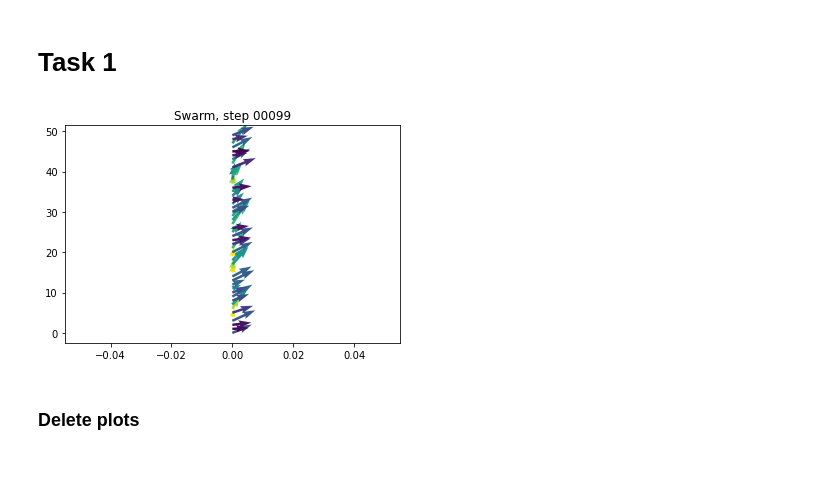
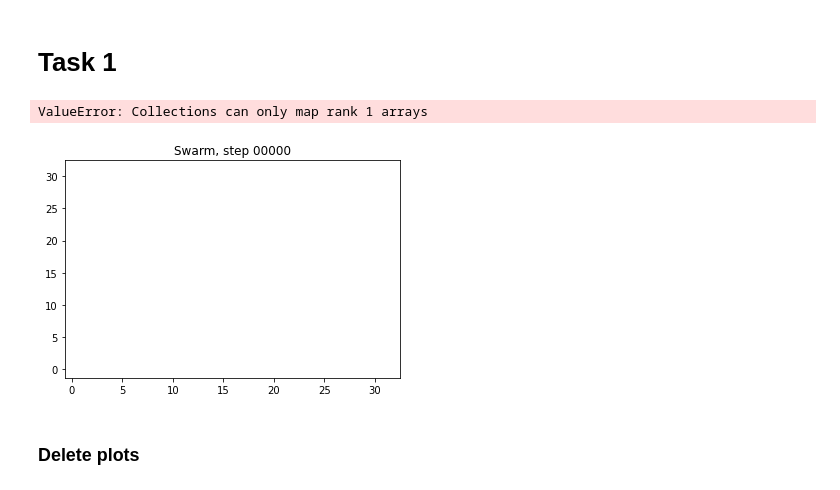
Before and after one commit to draczew23/cmcs_lab_3, a Jupyter notebook: swarm.ipynb, the cells around one changed output. Cells and saved outputs as stored; diff of their text form; code cells hidden in the pictures.

Commit message:
assigning angles mistake, also there is a problem with init angles function, i have to debug it and compare it with calc angles function

```diff
--- a/swarm.ipynb
+++ b/swarm.ipynb
@@ -29,6 +29,14 @@ def initialize_velocities(positions, v_0):
 
     combined = np.column_stack((vx, vy))
     return combined
+
+
+def init_angles(number):
+    x = np.random.uniform(-1, 1, number)
+    y = np.random.uniform(-1, 1, number)
+
+    z = x + 1j * y
+    return np.asmatrix(np.angle(z)).T
 
 
 # calculating angles of birds vs horiontal line
@@ -77,47 +85,55 @@ def apply_boundary_conditions(positions, new_x, new_y, L):
     positions[0:, 1:] = new_y
 
 
 # Initialization parameters
 
-L = 12
+L = 32
 N = 50
 r = 1
 r_b = 4
 v_0 = 2
 a = 0.15
-noise_degrees = 60
+noise_degrees = 80
 
-t_steps = 100
+t_steps = 1
 
 #  Here we initialize our birds postions and velocities
 positions = initialize_birds(L, N)
 velocities = initialize_velocities(positions, v_0)
-angles = calc_angles(positions)
+#   test init angles
+angles = init_angles(N) # here i have to think how to repair it
+#angles = calc_angles(positions)
 
 for t in range(t_steps):
 
     # Creation of birds tree
-    angles = calc_angles(positions)
+    #angles = calc_angles(positions)
     birds_tree = cKDTree(positions, boxsize=[L,L])
     dist = birds_tree.sparse_distance_matrix(birds_tree,max_distance=r,output_type='coo_matrix')
 
     new_angles = update_angles(dist, angles, noise_degrees)
+    #angles = new_angles
+
+    velocities[0:, 0:1] = v_0 * np.cos(new_angles)
+    velocities[0:, 1:] = v_0 * np.sin(new_angles)
 
     new_x = positions[0:, 0:1] + v_0 * np.cos(new_angles)
     new_y = positions[0:, 1:] + v_0 * np.sin(new_angles)
 
     apply_boundary_conditions(positions, new_x, new_y, L)
 
-    # Plot birds
-    plt.clf()
-    #plt.quiver(np.asarray(positions[0:, 0:1]), np.asarray(positions[0:, 1:]), np.asarray(positions[0:, 0:1]), np.asarray(positions[0:, 1:]), angles)
-    plt.quiver(np.asarray(positions[0:, 0:1]), np.asarray(positions[0:, 1:]), angles)
-    nStr = str(t)
-    nStr = nStr.rjust(5, '0')
-    plt.title("Swarm, step " + nStr)
-    plt.savefig('img' + nStr + '.png')
+    if t % 10 == 0:
+        # Plot birds
+        plt.clf()
+        #plt.quiver(np.asarray(positions[0:, 0:1]), np.asarray(positions[0:, 1:]), np.asarray(positions[0:, 1:]), np.asarray(positions[0:, 0:1])  , angles)
+        plt.quiver(np.asarray(positions[0:, 0:1]), np.asarray(positions[0:, 1:]), np.asarray(velocities[0:, 0:1]), np.asarray(velocities[0:, 1:]), angles)
+        nStr = str(t)
+        nStr = nStr.rjust(5, '0')
+        plt.title("Swarm, step " + nStr)
+        plt.savefig('img' + nStr + '.png')
 # %% [output]
+ValueError: Collections can only map rank 1 arrays
-[figure, old version]
+[figure, new version]
 # %% [markdown]
 ### Delete plots
 # %%
```
Also changed, not shown: parts of 3 cells of this notebook.
